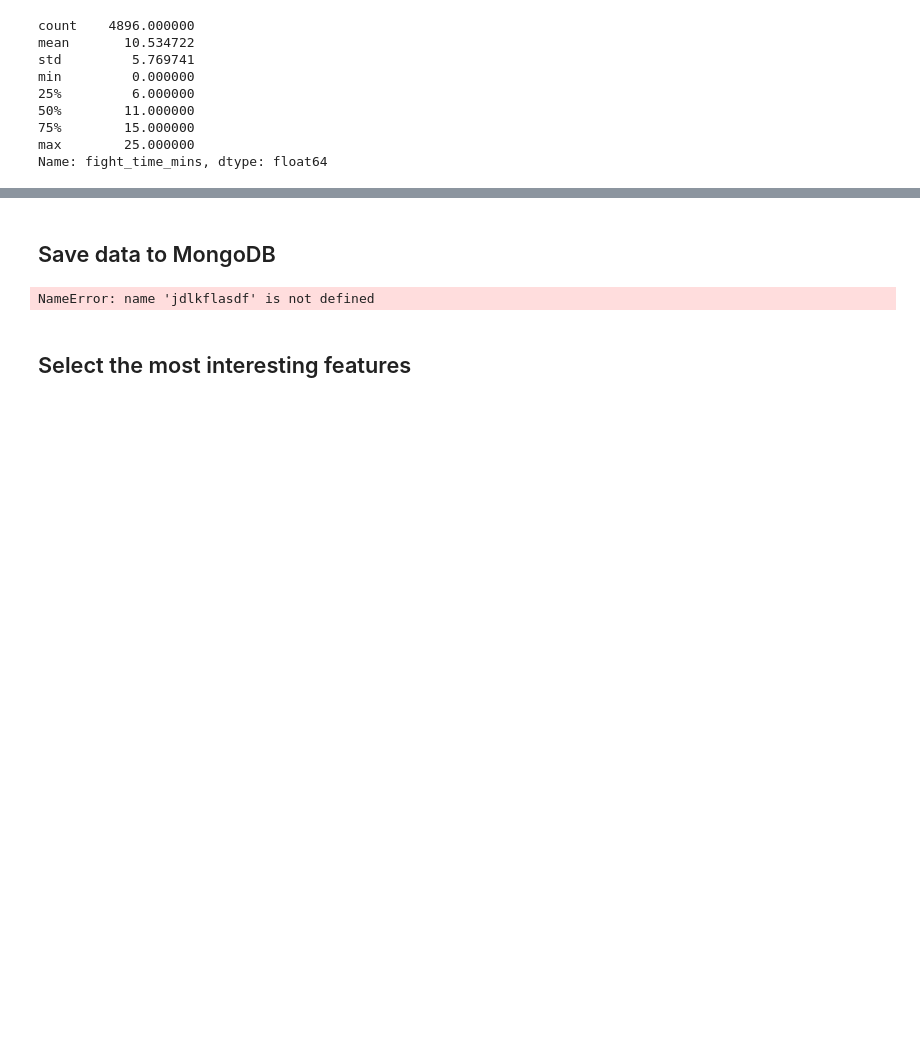
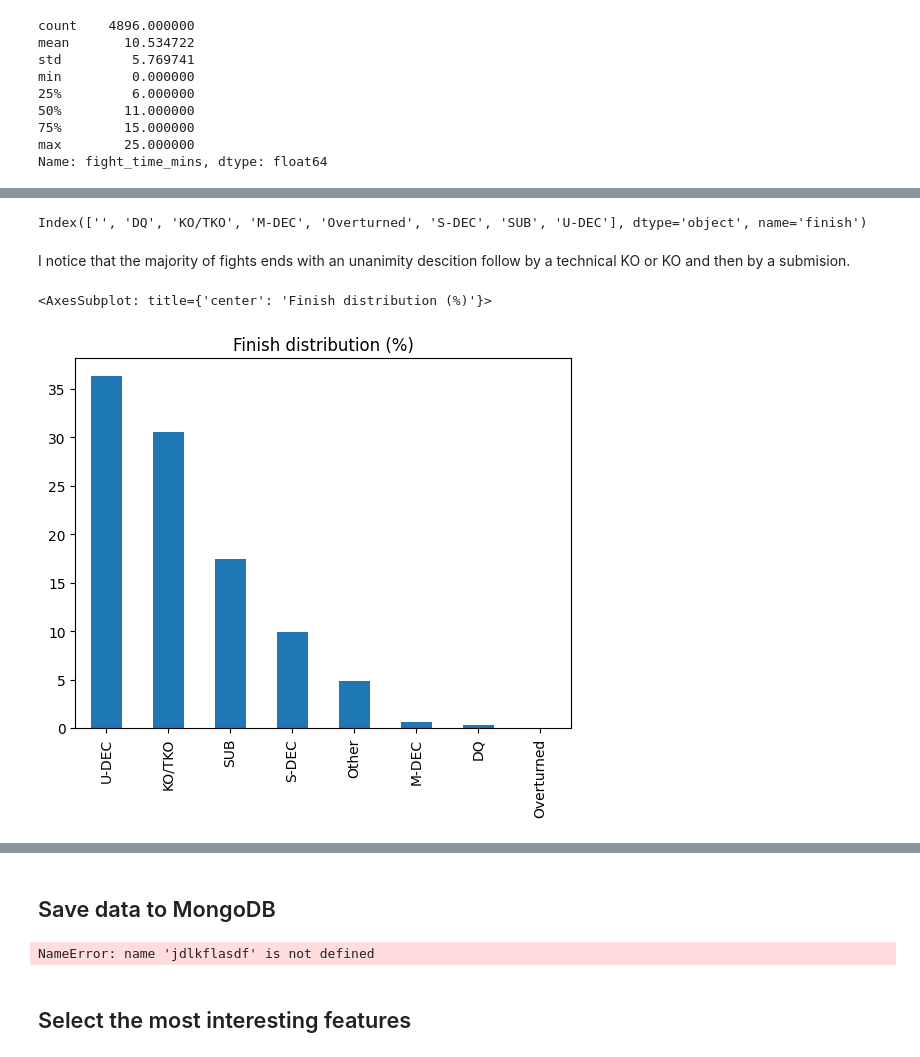
Before and after one commit to wilberquito/UFC-winner-predictor, a Jupyter notebook: lab/notebooks/ufc.ipynb, the cells around one changed output, grey strips where cells are left out. Cells and saved outputs as stored; diff of their text form; code cells hidden in the pictures; blank space fills up the shorter version.

```diff
--- a/lab/notebooks/ufc.ipynb
+++ b/lab/notebooks/ufc.ipynb
@@ -392,0 +366,14 @@ master_df.drop('total_fight_time_secs',
+# %%
+finish_df.index
+# %% [output]
+Index(['', 'DQ', 'KO/TKO', 'M-DEC', 'Overturned', 'S-DEC', 'SUB', 'U-DEC'], dtype='object', name='finish')
+# %% [markdown]
+I notice that the majority of fights ends with an unanimity descition follow by a technical KO or KO and then by a submision.
+# %%
+master_df.replace({'finish': {'': 'Other'}}, inplace=True)
+finish_df = master_df.finish.value_counts(normalize=True)
+finish_df = finish_df * 100
+finish_df.plot(kind='bar', title='Finish distribution (%)')
+# %% [output]
+<AxesSubplot: title={'center': 'Finish distribution (%)'}>
+[figure, added]
```
Also changed, not shown: parts of 54 cells of this notebook.
